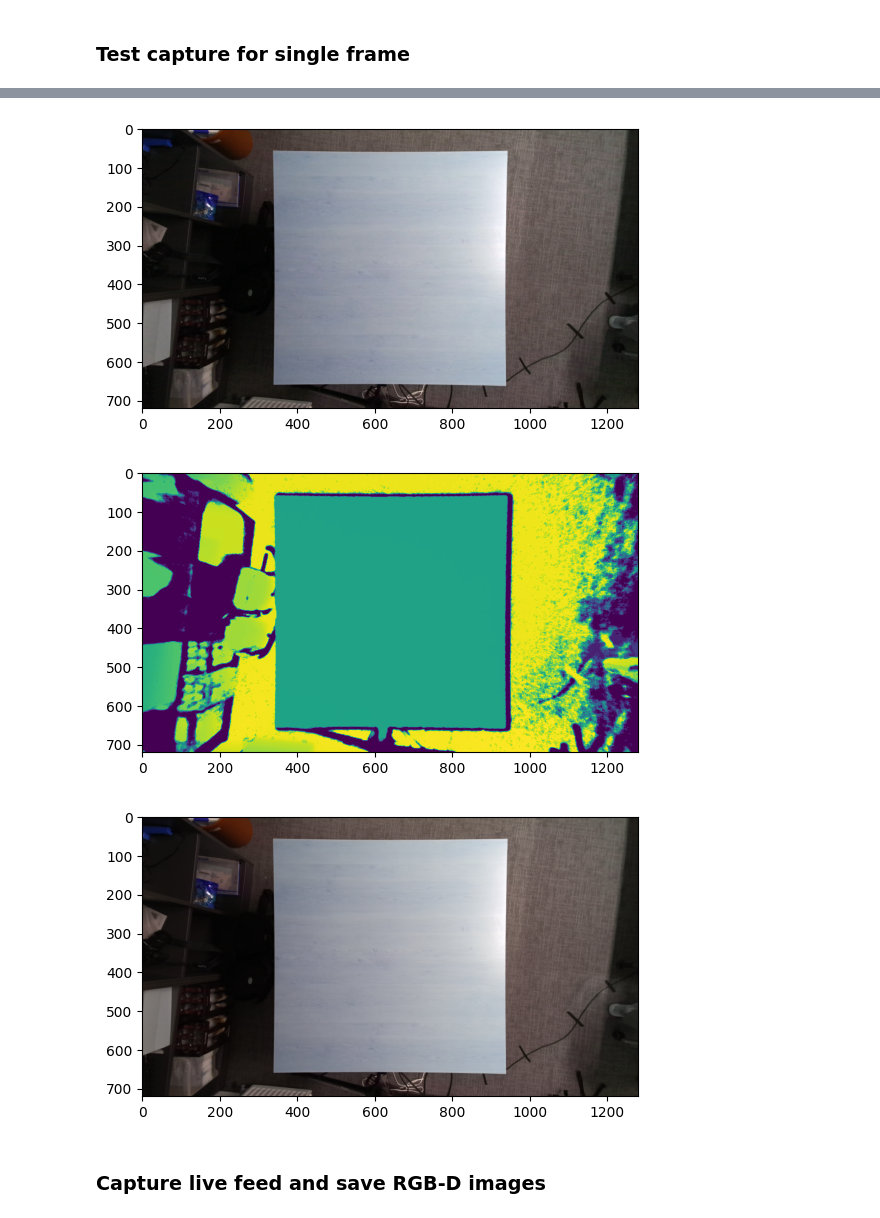
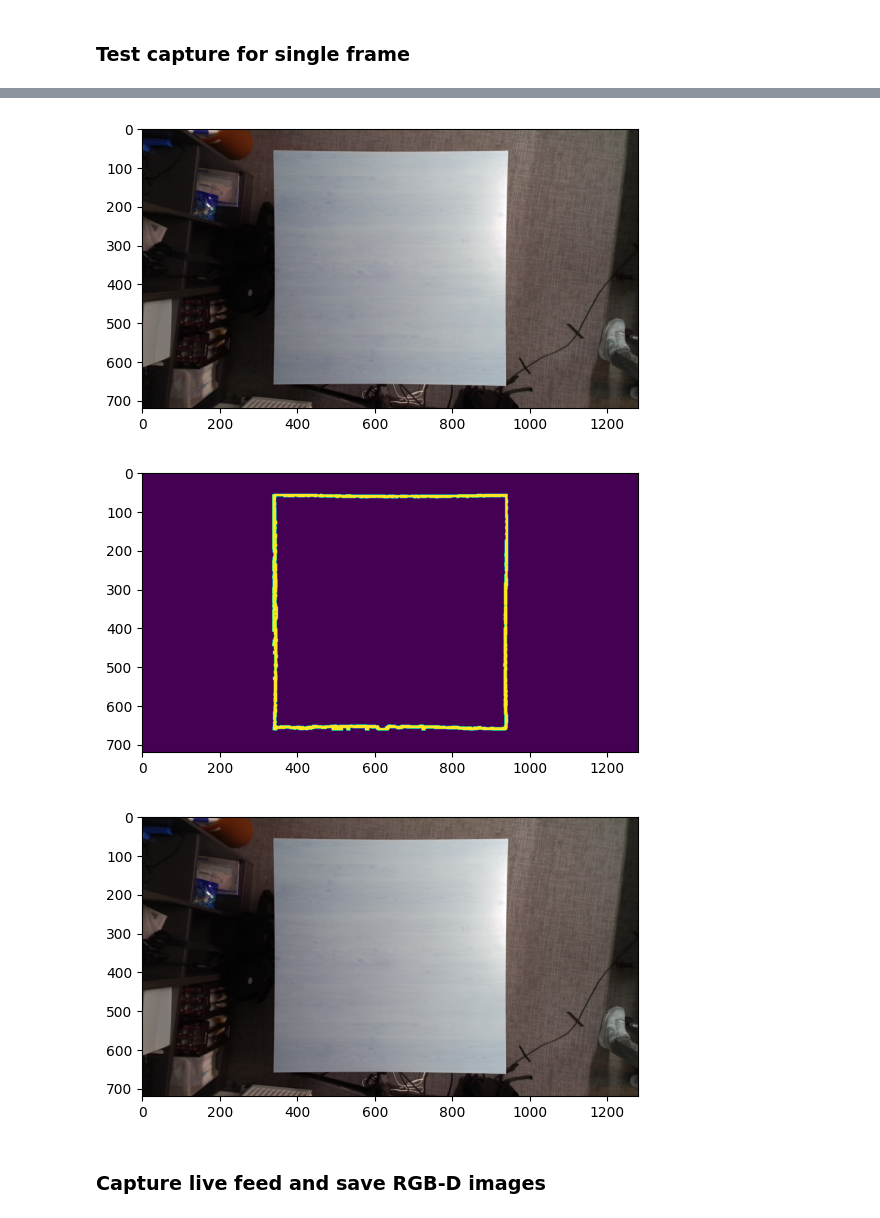
Before and after one commit to vigitia/Top-Down-Object-Detection, a Jupyter notebook: 01_capture_images_annotation.ipynb, the cells around one changed output, grey strips where cells are left out. Drawn from its saved outputs; the diff is of its cells as text; code cells hidden in the pictures.

Commit message:
Add preprocessing

```diff
--- a/01_capture_images_annotation.ipynb
+++ b/01_capture_images_annotation.ipynb
@@ -178,6 +178,27 @@ def get_pascal_voc(width, height, y_min, y_max, x_min, x_max, obj, file):
         )
     f = open(os.path.join(PASCAL_LABEL_PATH, file_name), 'x')
     f.write(lxml.etree.tostring(doc, pretty_print=True).decode("utf-8"))
+# %%
+def preprocess_img(depth_img):
+    depth_img = depth_img.astype("uint8")
+    xmin, xmax, ymin, ymax = 340, 940, 60, 660
+
+    # Remove pixels outside of table
+    mask = np.zeros_like(depth_img)
+    cv2.rectangle(mask, (xmin, ymin), (xmax, ymax), (255, 255, 255), -1)
+    depth_img = cv2.bitwise_and(depth_img, mask)
+
+    BLUR_AMOUNT = 3
+    CANNY_THRESH = 10
+    KERNEL_SIZE = 5
+    ITERATION_COUNT = 3
+
+    #blurred = cv2.GaussianBlur(depth_img, (BLUR_AMOUNT, BLUR_AMOUNT), 0)
+    edged = cv2.Canny(depth_img, CANNY_THRESH, CANNY_THRESH, CANNY_THRESH)
+    kernel = cv2.getStructuringElement(cv2.MORPH_RECT, (KERNEL_SIZE, KERNEL_SIZE))
+    dilate = cv2.dilate(edged, kernel, iterations=ITERATION_COUNT)
+
+    return dilate
 # %%
 # Load camera with the default config
 k4a = PyK4A(
@@ -222,6 +243,7 @@ plt.show()
 plt.imshow(img_color)
 plt.show()
 
+
 for i in range(9):
     time.sleep(0.2)
     capture = k4a.get_capture()
@@ -231,12 +253,15 @@ for i in range(9):
     rgb_sample = capture.color/10
     rgb_groundtruth += rgb_sample
 
+depth_groundtruth = depth_groundtruth/10
+
+depth_groundtruth = preprocess_img(depth_groundtruth)
+
+#depth_groundtruth = depth_groundtruth.astype("uint8")
 #id = f'{str(uuid.uuid1())}'
 #file_name = f'{id}.png'
 #cv2.imwrite(os.path.join(RGB_IMAGE_PATH, file_name), rgb_groundtruth)
 #cv2.imwrite(os.path.join(DEPTH_IMAGE_PATH, file_name), depth_groundtruth)
-
-depth_groundtruth = depth_groundtruth/10
 
 plt.imshow(depth_groundtruth)
 plt.show()
@@ -251,6 +276,6 @@ k4a.stop()
-[figure, old version]
+[figure, new version]
-[figure, old version]
+[figure, new version]
-[figure, old version]
+[figure, new version]
 # %% [markdown]
 ### Capture live feed and save RGB-D images
 # %%
```
Also changed, not shown: parts of 4 cells of this notebook.
